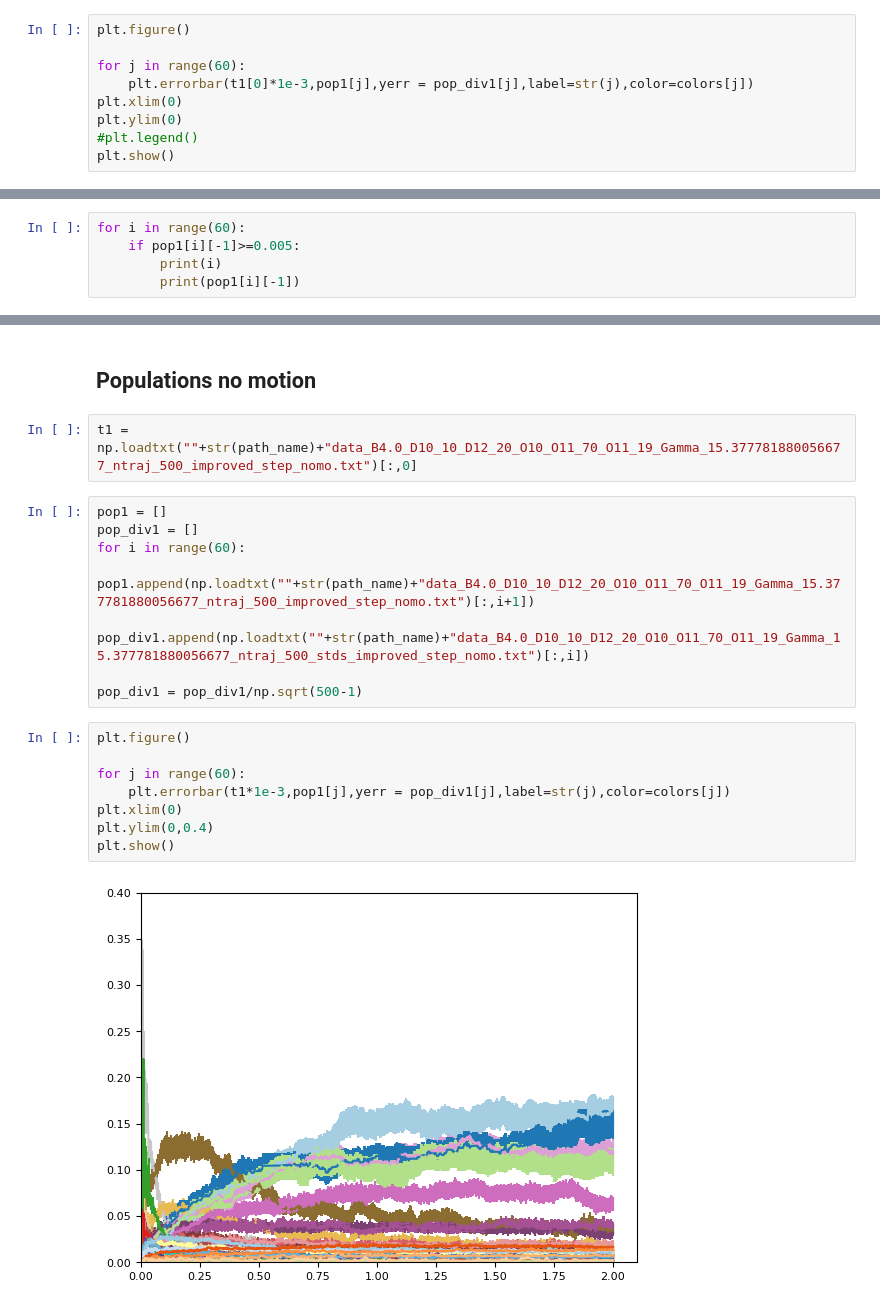
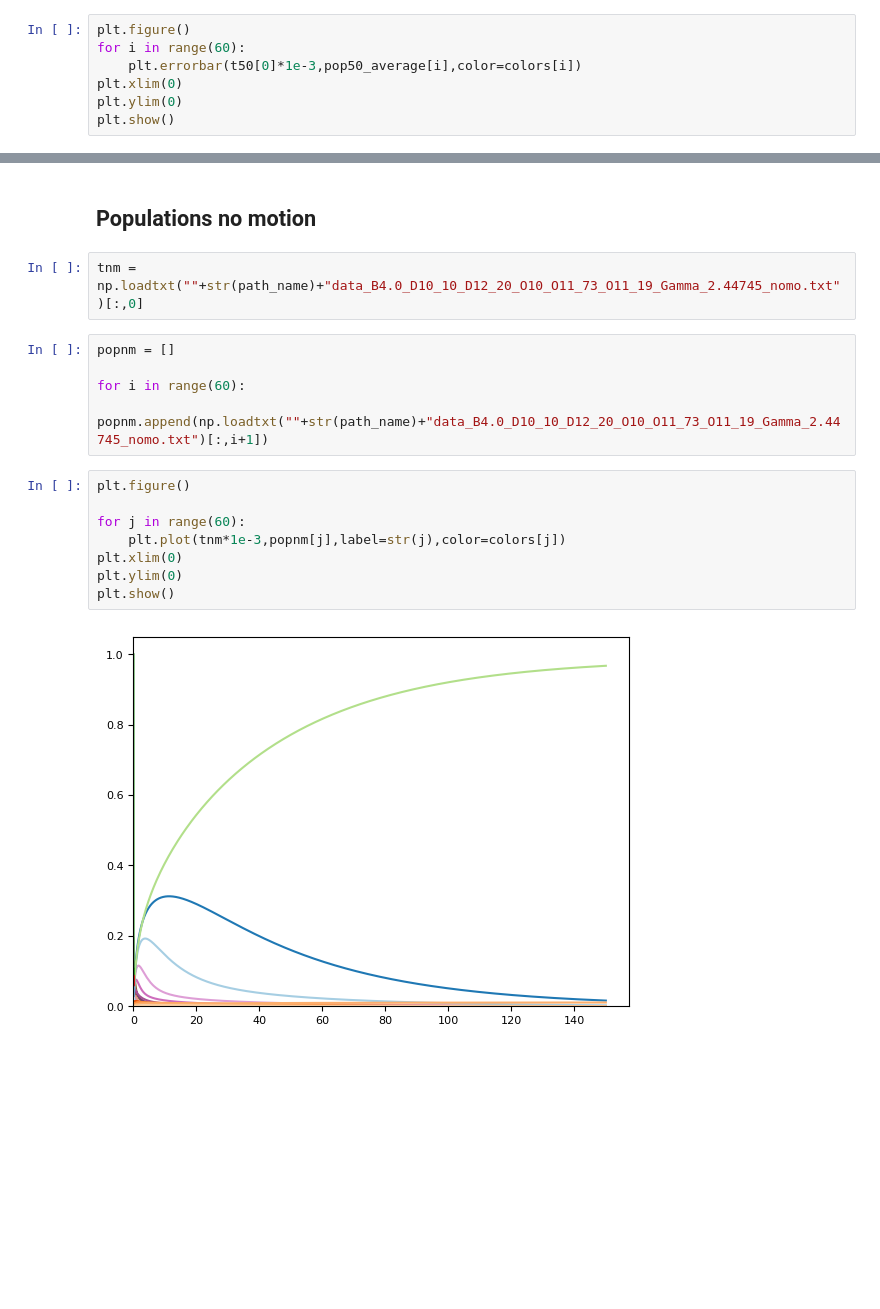
Before and after one commit to katyafouka/multi_eit, a Jupyter notebook: Lu_I7/Lu_I7_populations_.ipynb, the cells around one changed output, grey strips where cells are left out. Drawn from its saved outputs; the diff is of its cells as text; blank space fills up the shorter version.

```diff
--- a/Lu_I7/Lu_I7_populations_.ipynb
+++ b/Lu_I7/Lu_I7_populations_.ipynb
@@ -196,10 +246,8 @@ pop_div1 = pop_div1/np.sqrt(100-1)
 # %%
 plt.figure()
-
-for j in range(60):
-    plt.errorbar(t1[0]*1e-3,pop1[j],yerr = pop_div1[j],label=str(j),color=colors[j])
+for i in range(60):
+    plt.errorbar(t50[0]*1e-3,pop50_average[i],color=colors[i])
 plt.xlim(0)
 plt.ylim(0)
-#plt.legend()
 plt.show()
 # %% [output]
@@ -207,5 +254,0 @@ plt.show()
-# %%
-for i in range(60):
-    if pop1[i][-1]>=0.005:
-        print(i)
-        print(pop1[i][-1])
@@ -223,22 +273,19 @@ for i in range(60):
 # %% [markdown]
 ## Populations no motion
 # %%
-t1 = np.loadtxt(""+str(path_name)+"data_B4.0_D10_10_D12_20_O10_O11_70_O11_19_Gamma_15.377781880056677_ntraj_500_improved_step_nomo.txt")[:,0]
+tnm = np.loadtxt(""+str(path_name)+"data_B4.0_D10_10_D12_20_O10_O11_73_O11_19_Gamma_2.44745_nomo.txt")[:,0]
 # %%
-pop1 = []
-pop_div1 = []
+popnm = []
+
 for i in range(60):
-    pop1.append(np.loadtxt(""+str(path_name)+"data_B4.0_D10_10_D12_20_O10_O11_70_O11_19_Gamma_15.377781880056677_ntraj_500_improved_step_nomo.txt")[:,i+1])
-    pop_div1.append(np.loadtxt(""+str(path_name)+"data_B4.0_D10_10_D12_20_O10_O11_70_O11_19_Gamma_15.377781880056677_ntraj_500_stds_improved_step_nomo.txt")[:,i])
-
-pop_div1 = pop_div1/np.sqrt(500-1)
+    popnm.append(np.loadtxt(""+str(path_name)+"data_B4.0_D10_10_D12_20_O10_O11_73_O11_19_Gamma_2.44745_nomo.txt")[:,i+1])
 # %%
 plt.figure()
 
 for j in range(60):
-    plt.errorbar(t1*1e-3,pop1[j],yerr = pop_div1[j],label=str(j),color=colors[j])
+    plt.plot(tnm*1e-3,popnm[j],label=str(j),color=colors[j])
 plt.xlim(0)
-plt.ylim(0,0.4)
+plt.ylim(0)
 plt.show()
 # %% [output]
-[figure, old version]
+[figure, new version]
```
Also changed, not shown: parts of 22 cells of this notebook.
